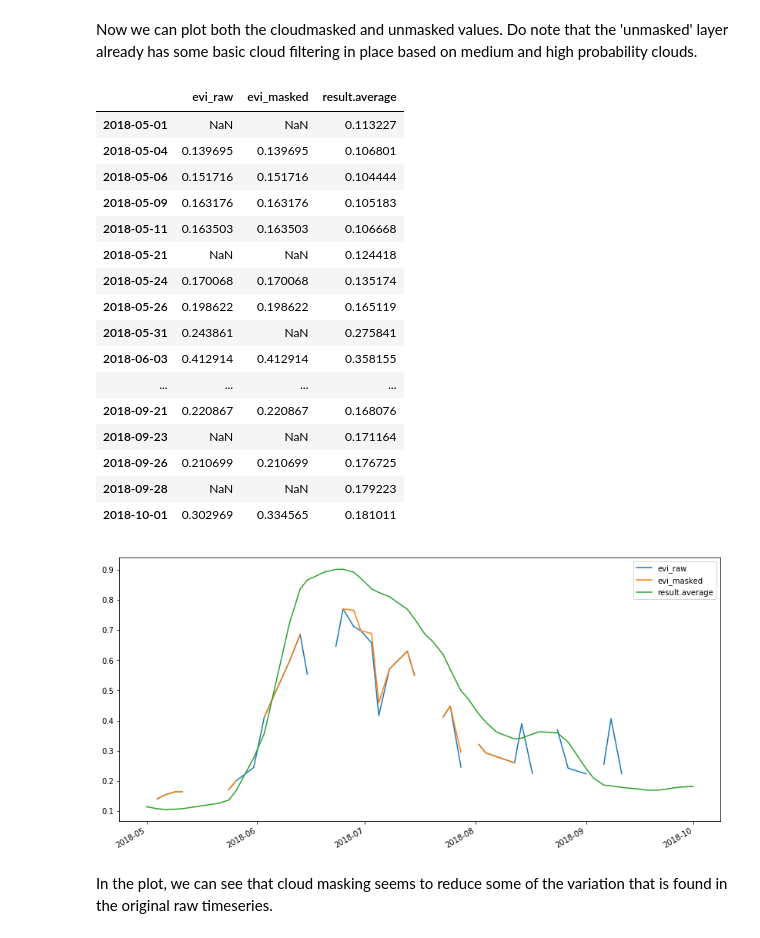
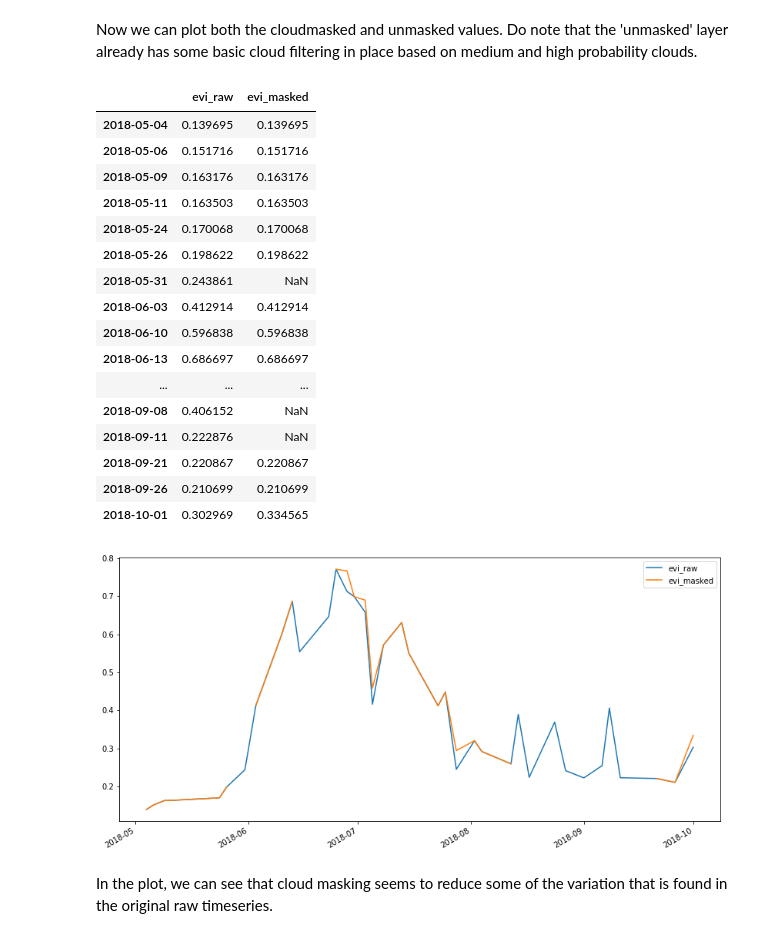
Before and after one commit to Open-EO/openeo-processes, a Jupyter notebook: examples/phenology-uc2/Phenology.ipynb, the cells around one changed output. Cells and saved outputs as stored; diff of their text form; code cells hidden in the pictures.

```diff
--- a/examples/phenology-uc2/Phenology.ipynb
+++ b/examples/phenology-uc2/Phenology.ipynb
@@ -141,5 +136,6 @@ plt.imshow(makekernel(31))
 # %%
-mask_extended = mask.apply_kernel(makekernel(29)) > 0.1
+fuzzy_mask = mask.apply_kernel(makekernel(29))
+mask_extended = fuzzy_mask > 0.1
 # %%
 write_graph(mask_extended.graph,"mask.json")
 # %% [markdown]
@@ -270,29 +234,29 @@ df['result.average'].plot()
 # %% [markdown]
 Now we can plot both the cloudmasked and unmasked values. Do note that the 'unmasked' layer already has some basic cloud filtering in place based on medium and high probability clouds.
 # %%
-all_timeseries = timeseries_raw.join(timeseries_masked).join(df['result.average']).dropna(how='all')
+all_timeseries = timeseries_raw.join(timeseries_masked).dropna(how='all')
 all_timeseries.index = pd.to_datetime(all_timeseries.index)
 all_timeseries.plot(figsize=(14,7))
 all_timeseries
 # %% [output]
-|  | evi_raw | evi_masked | result.average |
-| 2018-05-01 | NaN | NaN | 0.113227 |
-| 2018-05-04 | 0.139695 | 0.139695 | 0.106801 |
-| 2018-05-06 | 0.151716 | 0.151716 | 0.104444 |
-| 2018-05-09 | 0.163176 | 0.163176 | 0.105183 |
-| 2018-05-11 | 0.163503 | 0.163503 | 0.106668 |
-| 2018-05-21 | NaN | NaN | 0.124418 |
-| 2018-05-24 | 0.170068 | 0.170068 | 0.135174 |
-| 2018-05-26 | 0.198622 | 0.198622 | 0.165119 |
-| 2018-05-31 | 0.243861 | NaN | 0.275841 |
-| 2018-06-03 | 0.412914 | 0.412914 | 0.358155 |
-| ... | ... | ... | ... |
-| 2018-09-21 | 0.220867 | 0.220867 | 0.168076 |
-| 2018-09-23 | NaN | NaN | 0.171164 |
-| 2018-09-26 | 0.210699 | 0.210699 | 0.176725 |
-| 2018-09-28 | NaN | NaN | 0.179223 |
-| 2018-10-01 | 0.302969 | 0.334565 | 0.181011 |
+|  | evi_raw | evi_masked |
+| 2018-05-04 | 0.139695 | 0.139695 |
+| 2018-05-06 | 0.151716 | 0.151716 |
+| 2018-05-09 | 0.163176 | 0.163176 |
+| 2018-05-11 | 0.163503 | 0.163503 |
+| 2018-05-24 | 0.170068 | 0.170068 |
+| 2018-05-26 | 0.198622 | 0.198622 |
+| 2018-05-31 | 0.243861 | NaN |
+| 2018-06-03 | 0.412914 | 0.412914 |
+| 2018-06-10 | 0.596838 | 0.596838 |
+| 2018-06-13 | 0.686697 | 0.686697 |
+| ... | ... | ... |
+| 2018-09-08 | 0.406152 | NaN |
+| 2018-09-11 | 0.222876 | NaN |
+| 2018-09-21 | 0.220867 | 0.220867 |
+| 2018-09-26 | 0.210699 | 0.210699 |
+| 2018-10-01 | 0.302969 | 0.334565 |
-[figure, old version]
+[figure, new version]
 # %% [markdown]
 In the plot, we can see that cloud masking seems to reduce some of the variation that is found in the original raw timeseries.
 # %% [markdown]
```
Also changed, not shown: parts of 14 cells of this notebook.
